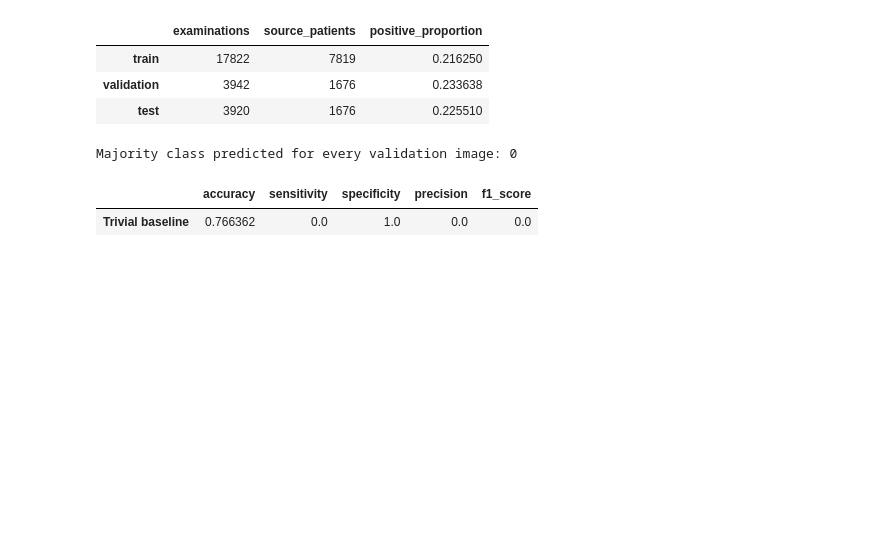
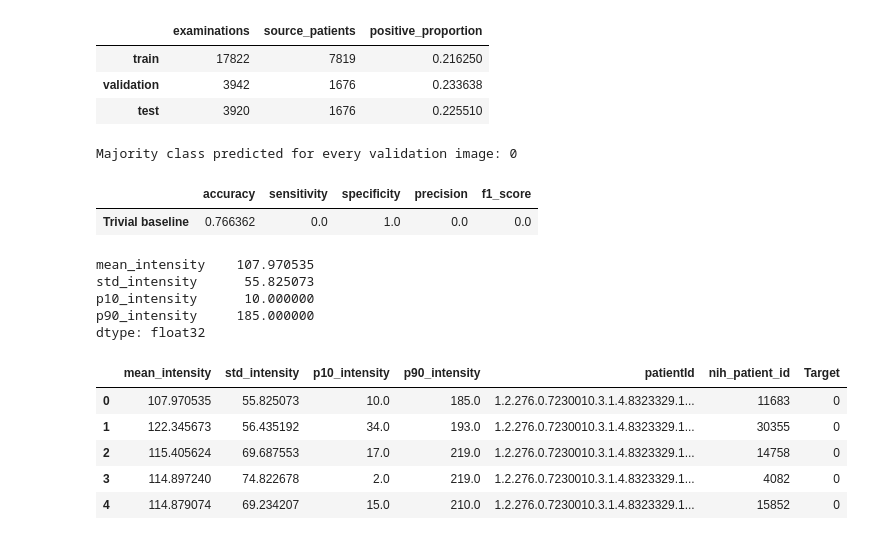
Before and after one commit to mohamedmaherabdalla/MedAI-A1, a Jupyter notebook: working.ipynb, the cells around one changed output. Drawn from its saved outputs; the diff is of its cells as text; code cells hidden in the pictures; blank space fills up the shorter version.

```diff
--- a/working.ipynb
+++ b/working.ipynb
@@ -407,3 +393,70 @@ display(trivial_baseline_metrics)
 Majority class predicted for every validation image: 0
 |  | accuracy | sensitivity | specificity | precision | f1_score |
 | Trivial baseline | 0.766362 | 0.0 | 1.0 | 0.0 | 0.0 |
+# %%
+FEATURE_COLUMNS = [
+    "mean_intensity",
+    "std_intensity",
+    "p10_intensity",
+    "p90_intensity",
+]
+
+def extract_summary_features(dicom_path):
+    dicom = pydicom.dcmread(dicom_path)
+
+    image = dicom.pixel_array.astype(np.float32)
+
+    if dicom.PhotometricInterpretation == "MONOCHROME1":
+        image = image.max() + image.min() - image
+
+    return {
+        "mean_intensity": image.mean(),
+        "std_intensity": image.std(),
+        "p10_intensity": np.percentile(image, 10),
+        "p90_intensity": np.percentile(image, 90),
+    }
+
+example_features = extract_summary_features(train_df.iloc[0]["dicom_path"])
+
+display(pd.Series(example_features))
+# %% [output]
+mean_intensity    107.970535
+std_intensity      55.825073
+p10_intensity      10.000000
+p90_intensity     185.000000
+dtype: float32
+# %%
+from tqdm.auto import tqdm
+
+def build_feature_table(split_df, split_name):
+    feature_rows = []
+
+    for row in tqdm(
+        split_df.itertuples(),
+        total=len(split_df),
+        desc=f"Extracting {split_name} features",
+    ):
+        features = extract_summary_features(row.dicom_path)
+
+        features["patientId"] = row.patientId
+        features["nih_patient_id"] = row.nih_patient_id
+        features["Target"] = row.Target
+
+        feature_rows.append(features)
+
+    return pd.DataFrame(feature_rows)
+# %%
+train_features = build_feature_table(train_df, "train")
+val_features = build_feature_table(val_df, "validation")
+
+display(train_features.head())
+
+assert train_features[FEATURE_COLUMNS].notna().all().all()
+assert val_features[FEATURE_COLUMNS].notna().all().all()
+# %% [output]
+|  | mean_intensity | std_intensity | p10_intensity | p90_intensity | patientId | nih_patient_id | Target |
+| 0 | 107.970535 | 55.825073 | 10.0 | 185.0 | 1.2.276.0.7230010.3.1.4.8323329.1... | 11683 | 0 |
+| 1 | 122.345673 | 56.435192 | 34.0 | 193.0 | 1.2.276.0.7230010.3.1.4.8323329.1... | 30355 | 0 |
+| 2 | 115.405624 | 69.687553 | 17.0 | 219.0 | 1.2.276.0.7230010.3.1.4.8323329.1... | 14758 | 0 |
+| 3 | 114.897240 | 74.822678 | 2.0 | 219.0 | 1.2.276.0.7230010.3.1.4.8323329.1... | 4082 | 0 |
+| 4 | 114.879074 | 69.234207 | 15.0 | 210.0 | 1.2.276.0.7230010.3.1.4.8323329.1... | 15852 | 0 |
```
Also changed, not shown: parts of 13 cells of this notebook.
